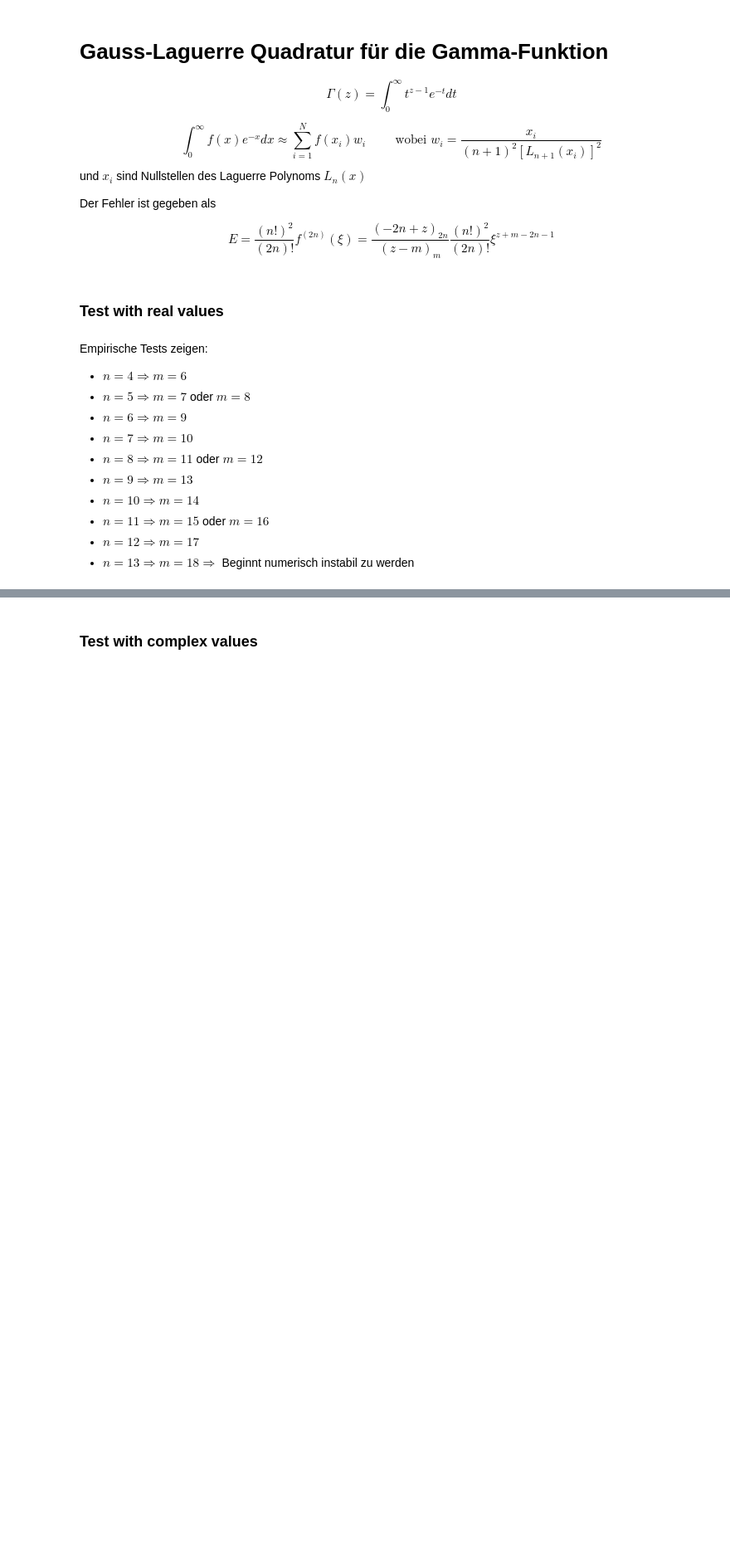
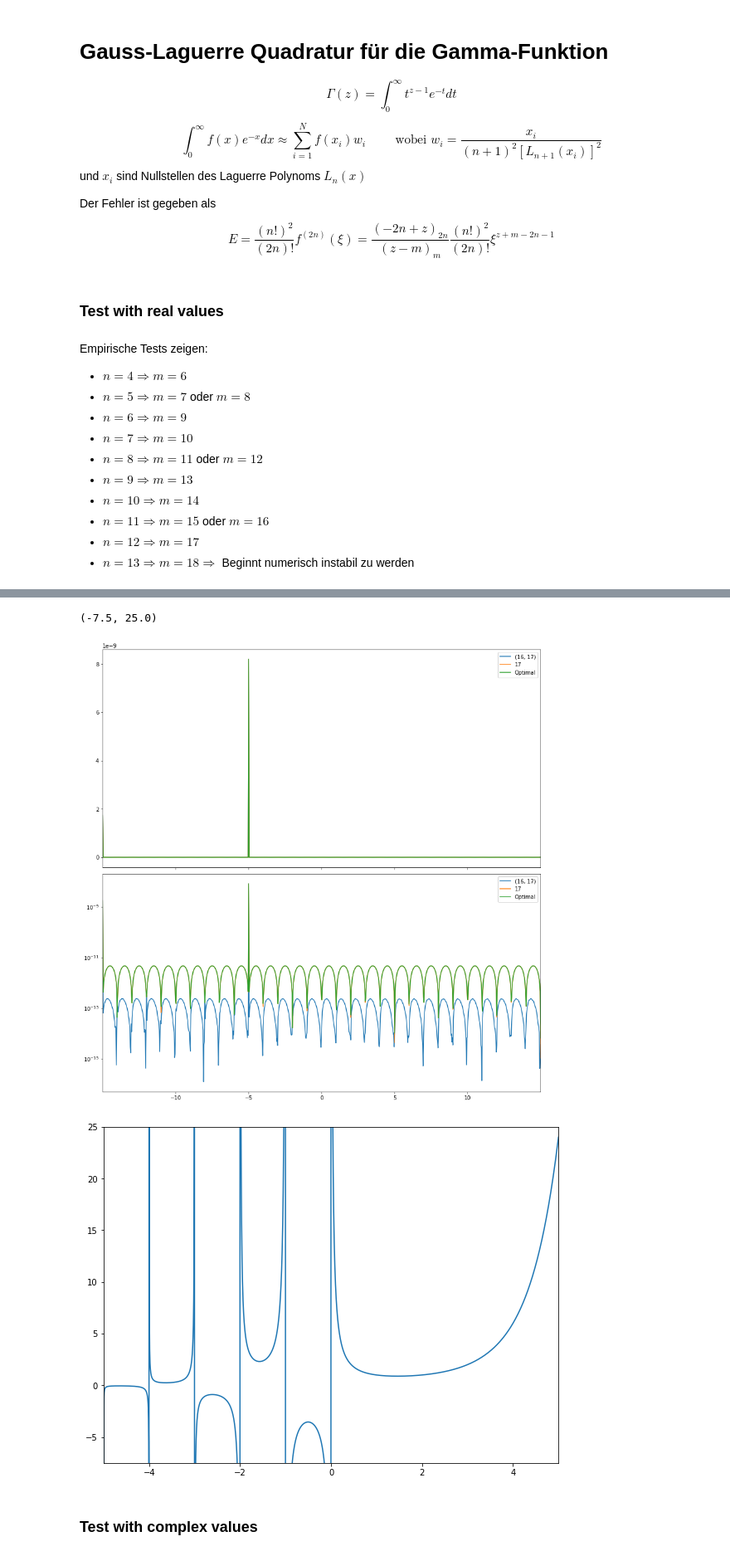
Before and after one commit to AndreasFMueller/SeminarSpezielleFunktionen, a Jupyter notebook: buch/papers/laguerre/scripts/gamma_approx.ipynb, the cells around one changed output, grey strips where cells are left out. Shown at 83% size. Saved outputs shown, nothing was run; the diff lists cells and outputs as text; code cells hidden in the pictures; blank space fills up the shorter version.

```diff
--- a/buch/papers/laguerre/scripts/gamma_approx.ipynb
+++ b/buch/papers/laguerre/scripts/gamma_approx.ipynb
@@ -193,32 +248,39 @@ for ax in axs:
 # %%
 targets = (16, 17)
 xmax = 15
 x = np.linspace(-xmax + EPSILON, xmax - EPSILON, 1000)
 
 mean_lag = eval_mean_laguerre(x, targets)
 lanczos = eval_lanczos(x)
 rel_error = calc_rel_error(lanczos, mean_lag)
 rel_error_simple = evaluate(x, targets[-1])
+rel_error_opt = evaluate2(x)
 # rel_error = evaluate(x, target)
 
 _, axs = plt.subplots(
     2, sharex=True, clear=True, constrained_layout=True, figsize=(12, 12)
 )
 axs[0].plot(x, rel_error, label=targets)
 axs[1].semilogy(x, np.abs(rel_error), label=targets)
 axs[0].plot(x, rel_error_simple, label=targets[-1])
 axs[1].semilogy(x, np.abs(rel_error_simple), label=targets[-1])
+axs[0].plot(x, rel_error_opt, label="Optimal")
+axs[1].semilogy(x, np.abs(rel_error_opt), label="Optimal")
 axs[0].set_xlim(x[0], x[-1])
 # axs[0].set_ylim(*(np.array([-1, 1]) * 4.2e-8))
 # axs[1].set_ylim(1e-10, 5e-8)
 for ax in axs:
     ax.legend()
 
 x2 = np.linspace(-5 + EPSILON, 5, 4001)
 _, ax = plt.subplots(constrained_layout=True, figsize=(8, 6))
 ax.plot(x2, eval_mean_laguerre(x2, targets))
 ax.set_xlim(x2[0], x2[-1])
 ax.set_ylim(-7.5, 25)
+# %% [output]
+(-7.5, 25.0)
+[figure, added]
+[figure, added]
 # %% [markdown]
 ### Test with complex values
 # %%
```
Also changed, not shown: parts of 6 cells of this notebook, 1 other file.
